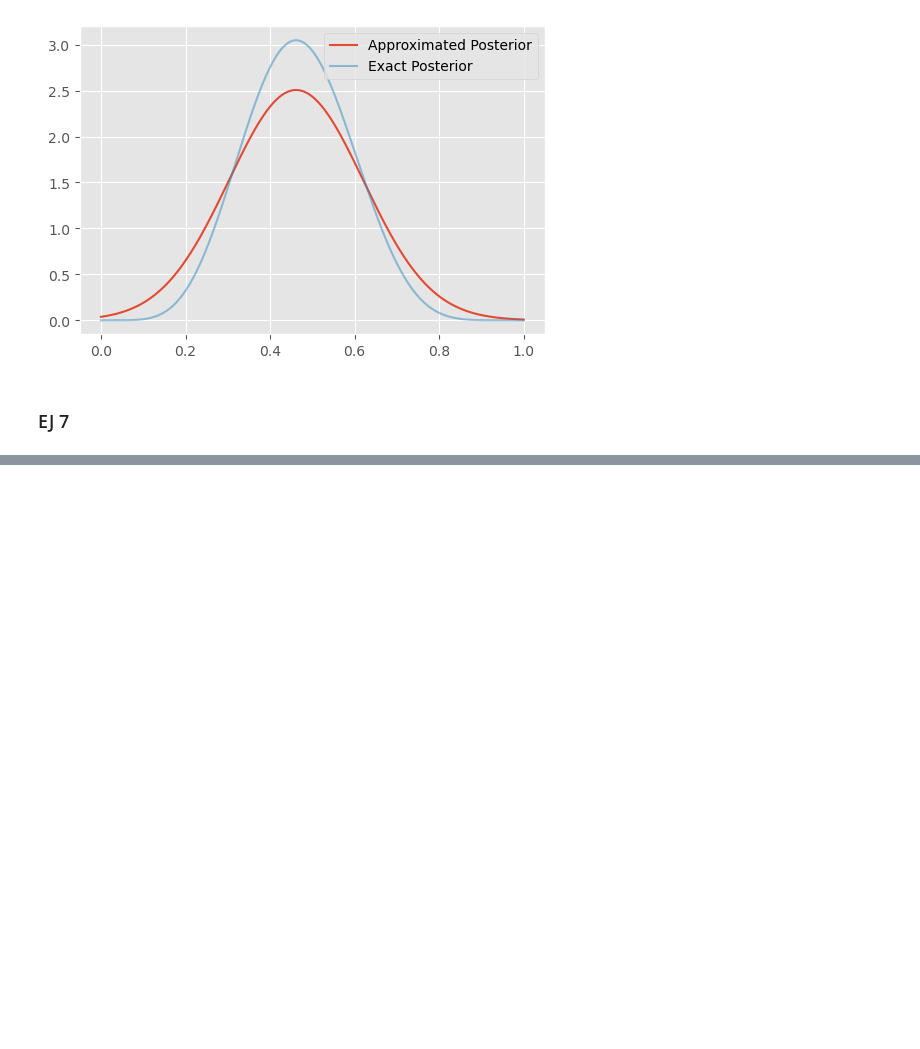
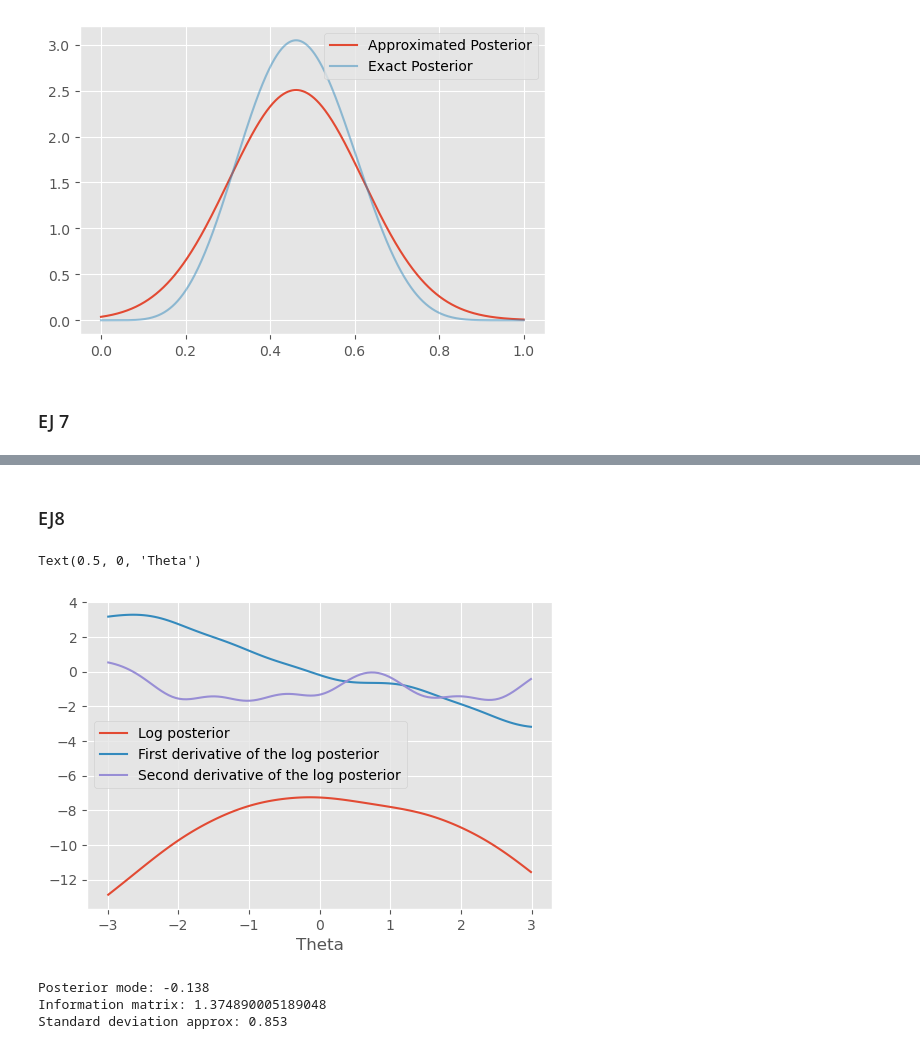
Before and after one commit to DamianPiuselli/estadistica-e-inferencia-I, a Jupyter notebook: guia7.ipynb, the cells around one changed output, grey strips where cells are left out. Saved outputs shown, nothing was run; the diff lists cells and outputs as text; code cells hidden in the pictures; blank space fills up the shorter version.

```diff
--- a/guia7.ipynb
+++ b/guia7.ipynb
@@ -519,0 +520,64 @@ plot_2d_density(x, y)
+# %% [markdown]
+### EJ8
+# %%
+def neg_log_cauchy_posterior(theta, y):  # cauchy with center theta
+    if theta < -3 or theta > 3:
+        return np.inf
+    log_posterior = np.sum(np.log(1 / (1 + (y - theta) ** 2)))
+    log_prior = np.log(1 / 6)
+    return -(log_posterior + log_prior)
+
+
+def log_cauchy_posterior_deriv(theta, y):
+    if theta < -3 or theta > 3:
+        return np.inf
+    log_posterior = np.sum(2 * (y - theta) / ((y - theta) ** 2 + 1))
+    return log_posterior
+
+
+def log_cauchy_posterior_second_deriv(theta, y):
+    if theta < -3 or theta > 3:
+        return np.inf
+    log_posterior = np.sum((2 * ((y - theta) ** 2 - 1)) / (((y - theta) ** 2 + 1) ** 2))
+    return log_posterior
+
+
+y = np.array([-2, -1, 0, 1.5, 2.5])
+
+theta_grid = np.linspace(-5, 5, 200)
+
+sns.lineplot(
+    x=theta_grid,
+    y=[-neg_log_cauchy_posterior(theta, y) for theta in theta_grid],
+    label="Log posterior",
+)
+sns.lineplot(
+    x=theta_grid,
+    y=[log_cauchy_posterior_deriv(theta, y) for theta in theta_grid],
+    label="First derivative of the log posterior",
+)
+sns.lineplot(
+    x=theta_grid,
+    y=[log_cauchy_posterior_second_deriv(theta, y) for theta in theta_grid],
+    label="Second derivative of the log posterior",
+)
+plt.xlabel("Theta")
+# %% [output]
+Text(0.5, 0, 'Theta')
+[figure, added]
+# %%
+res = minimize(neg_log_cauchy_posterior, y.mean(), args=(y))
+res
+
+posterior_mode = res.x[0]
+
+I = -log_cauchy_posterior_second_deriv(posterior_mode, y)
+std_approx = np.sqrt(1 / I)
+
+print(f"Posterior mode: {posterior_mode:.3f}")
+print(f"Information matrix: {I}")
+print(f"Standard deviation approx: {std_approx:.3f}")
+# %% [output]
+Posterior mode: -0.138
+Information matrix: 1.374890005189048
+Standard deviation approx: 0.853
```
Also changed, not shown: parts of 7 cells of this notebook.
